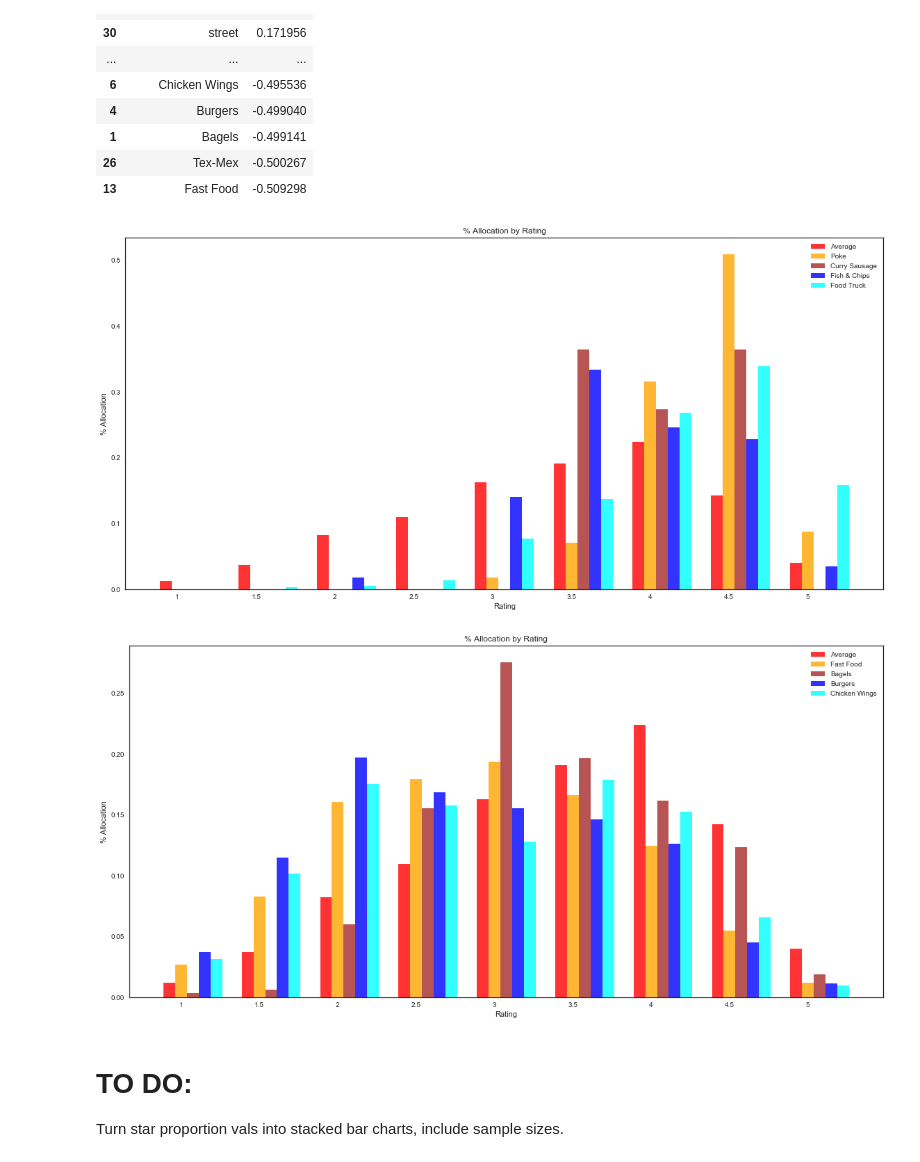
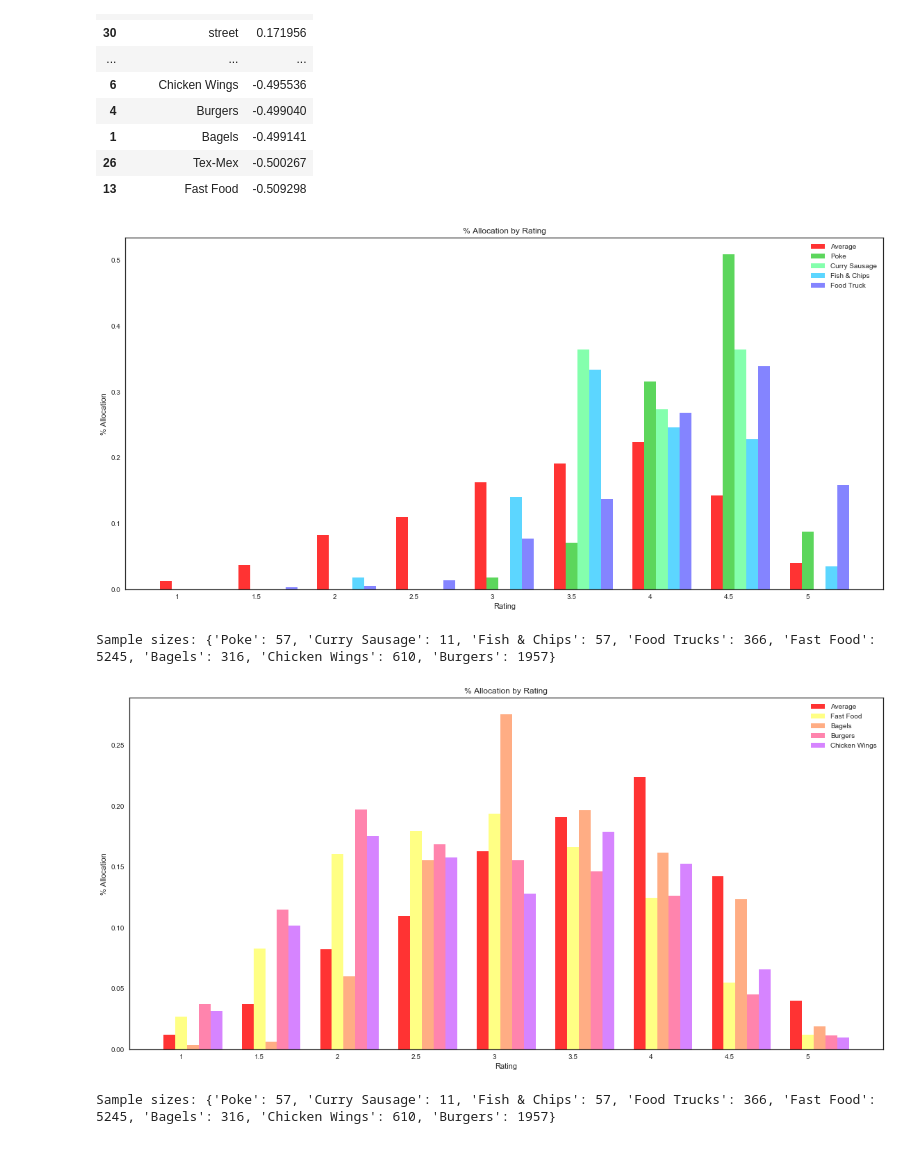
Before and after one commit to mamoesta/yelp-data-analysis, a Jupyter notebook: notebooks/yelp_explo.ipynb, the cells around one changed output. Cells and saved outputs as stored; diff of their text form; code cells hidden in the pictures.

Commit message:
Colored the graphs. Created dictionary that contains sample sizes of restaurants that cotain best and worst attributes.

```diff
--- a/notebooks/yelp_explo.ipynb
+++ b/notebooks/yelp_explo.ipynb
@@ -479,19 +485,19 @@ rects1 = plt.bar(index, avg_vals,bar_width,
                 label = 'Average')
 rects2 = plt.bar(index + bar_width, poke_vals,bar_width,
                 alpha = opacity,
-                color = 'orange',
+                color = '#33cc33',
                 label = 'Poke')
 rects3 = plt.bar(index + (2* bar_width), curry_vals,bar_width,
                 alpha = opacity,
-                color = 'brown',
+                color = '#66ff99',
                 label = 'Curry Sausage')
 rects4 = plt.bar(index + (3*bar_width), fc_vals,bar_width,
                 alpha = opacity,
-                color = 'blue',
+                color = '#33ccff',
                 label = 'Fish & Chips')
 rects5 = plt.bar(index + (4*bar_width), food_truck_vals,bar_width,
                 alpha = opacity,
-                color = 'cyan',
+                color = '#6666ff',
                 label = 'Food Truck')
 
 plt.xlabel('Rating')
@@ -502,8 +508,10 @@ plt.legend()
 
 plt.tight_layout()
 plt.show()
+print(f'Sample sizes: {cat_ss} ')
 # %% [output]
-[figure, old version]
+[figure, new version]
+Sample sizes: {'Poke': 57, 'Curry Sausage': 11, 'Fish & Chips': 57, 'Food Trucks': 366, 'Fast Food': 5245, 'Bagels': 316, 'Chicken Wings': 610, 'Burgers': 1957}
 # %%
 # Plotting the % rating for the bottom four attributes vs. the average
 
@@ -514,42 +522,40 @@ index = np.arange(n_groups)
 
 bar_width = 0.15
 opacity = 0.8
 
 rects1 = plt.bar(index, avg_vals,bar_width,
                 alpha = opacity,
                 color = 'red',
                 label = 'Average')
 rects2 = plt.bar(index + bar_width, ff_vals,bar_width,
                 alpha = opacity,
-                color = 'orange',
+                color = '#ffff66',
                 label = 'Fast Food')
 rects3 = plt.bar(index + (2* bar_width), bagel_vals,bar_width,
                 alpha = opacity,
-                color = 'brown',
+                color = '#ff9966',
                 label = 'Bagels')
 rects4 = plt.bar(index + (3*bar_width), burger_vals,bar_width,
                 alpha = opacity,
-                color = 'blue',
+                color = '#ff6699',
                 label = 'Burgers')
 rects5 = plt.bar(index + (4*bar_width), chickenw_vals,bar_width,
                 alpha = opacity,
-                color = 'cyan',
+                color = '#cc66ff',
                 label = 'Chicken Wings')
 
 plt.xlabel('Rating')
 plt.ylabel('% Allocation')
 plt.title('% Allocation by Rating')
 plt.xticks(index + bar_width, ('1', '1.5', '2', '2.5','3','3.5','4','4.5','5'))
 plt.legend()
 
 plt.tight_layout()
 plt.show()
+print(f'Sample sizes: {cat_ss} ')
 # %% [output]
-[figure, old version]
+[figure, new version]
+Sample sizes: {'Poke': 57, 'Curry Sausage': 11, 'Fish & Chips': 57, 'Food Trucks': 366, 'Fast Food': 5245, 'Bagels': 316, 'Chicken Wings': 610, 'Burgers': 1957}
-# %% [markdown]
-# TO DO:
-
-Turn star proportion vals into stacked bar charts, include sample sizes.
 # %% [markdown]
 ## Interpreting Results
 Our analysis returned some interesting findings.  For example, it looks like 'Poke' restaurants have a strong relationship to higher stars.  It also looks like Food Trucks
```
Also changed, not shown: parts of 2 cells of this notebook.
